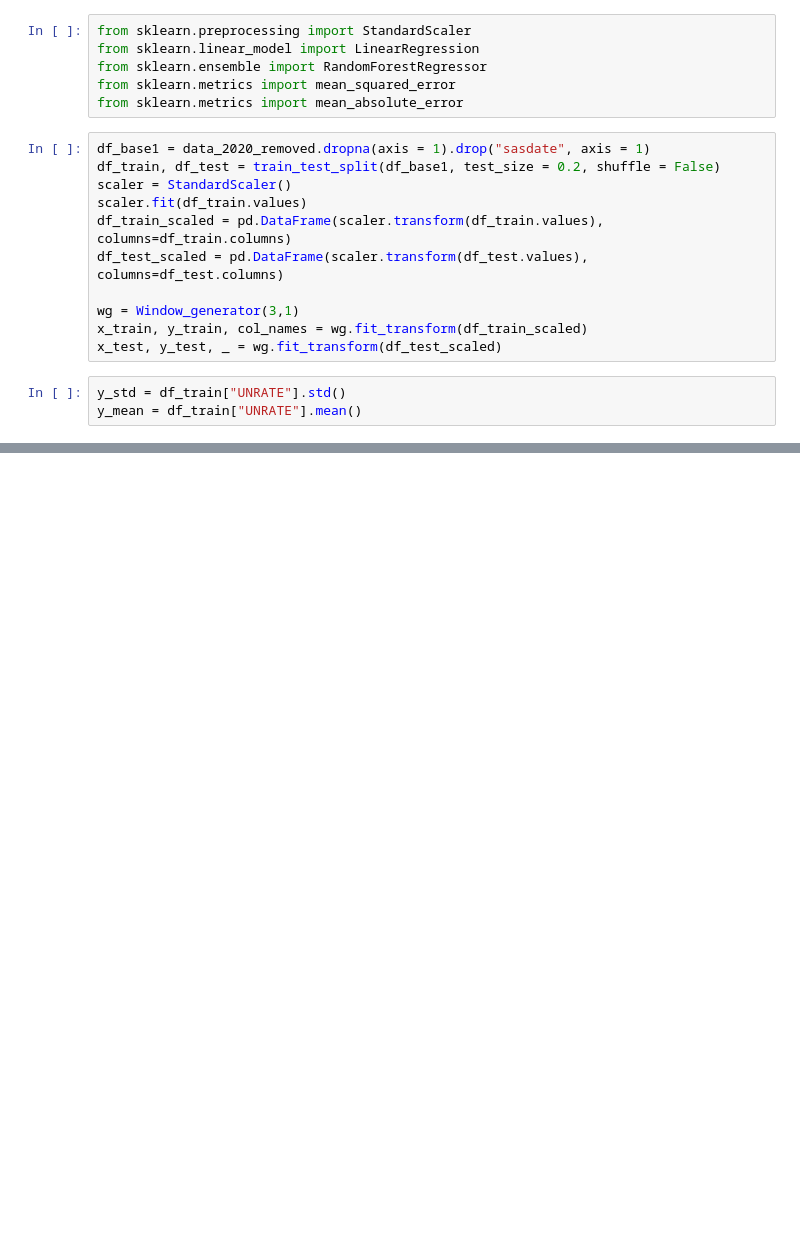
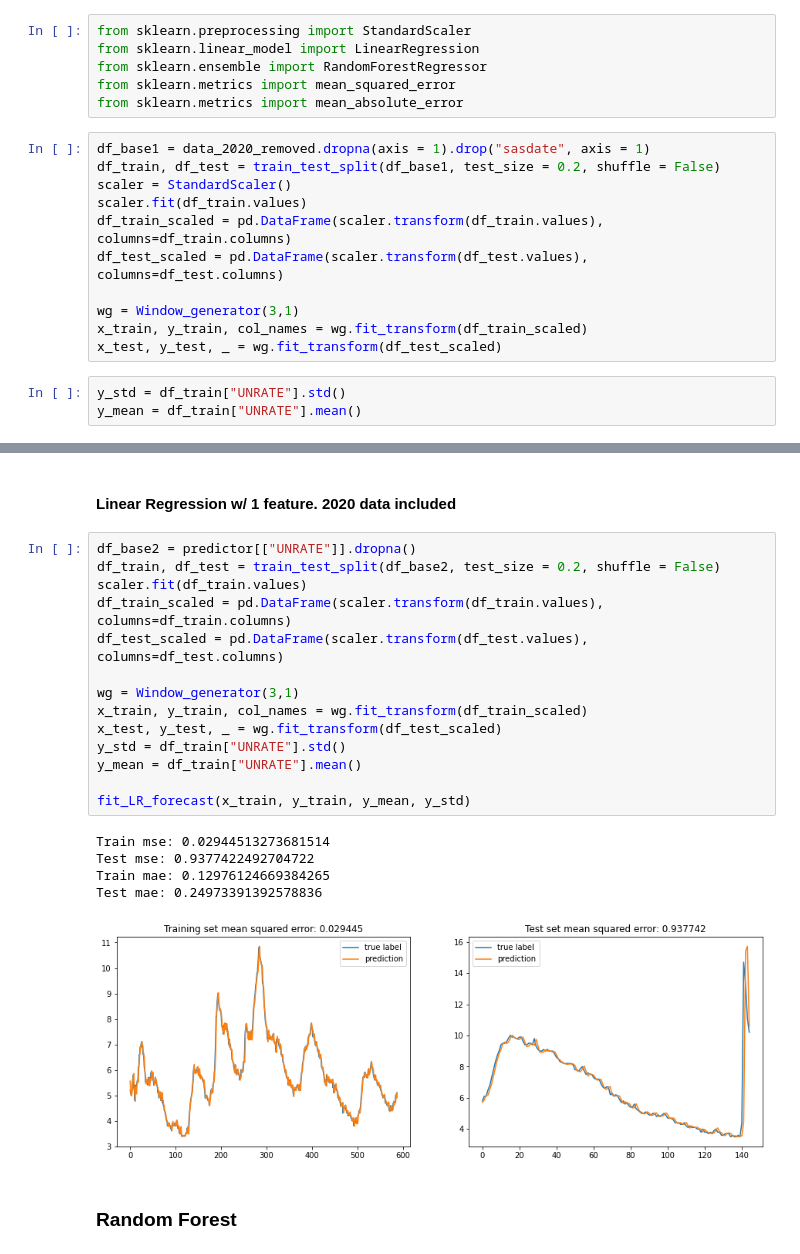
Before and after one commit to arhumzafar/unemployedForecast, a Jupyter notebook: unemForecast.ipynb, the cells around one changed output, grey strips where cells are left out. Cells and saved outputs as stored; diff of their text form; blank space fills up the shorter version.

```diff
--- a/unemForecast.ipynb
+++ b/unemForecast.ipynb
@@ -516,0 +618,24 @@ USGOOD_2m            7.358862
+# %% [markdown]
+#### Linear Regression w/ 1 feature. 2020 data included
+# %%
+df_base2 = predictor[["UNRATE"]].dropna()
+df_train, df_test = train_test_split(df_base2, test_size = 0.2, shuffle = False)
+scaler.fit(df_train.values)
+df_train_scaled = pd.DataFrame(scaler.transform(df_train.values), columns=df_train.columns)
+df_test_scaled = pd.DataFrame(scaler.transform(df_test.values), columns=df_test.columns)
+
+wg = Window_generator(3,1)
+x_train, y_train, col_names = wg.fit_transform(df_train_scaled)
+x_test, y_test, _ = wg.fit_transform(df_test_scaled)
+y_std = df_train["UNRATE"].std()
+y_mean = df_train["UNRATE"].mean()
+
+fit_LR_forecast(x_train, y_train, y_mean, y_std)
+# %% [output]
+Train mse: 0.02944513273681514
+Test mse: 0.9377422492704722
+Train mae: 0.12976124669384265
+Test mae: 0.24973391392578836
+[figure, added]
+# %% [markdown]
+### Random Forest <a name="rf"></a>
```
Also changed, not shown: parts of 95 cells of this notebook.
